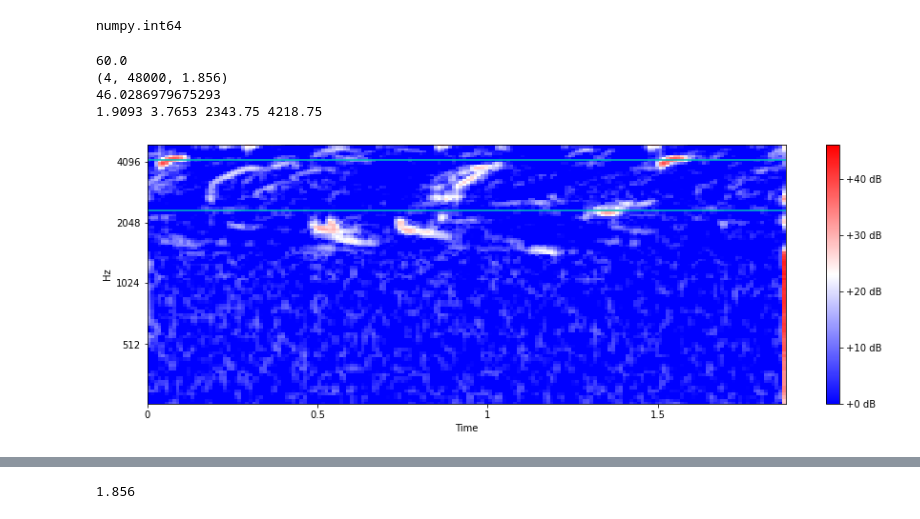
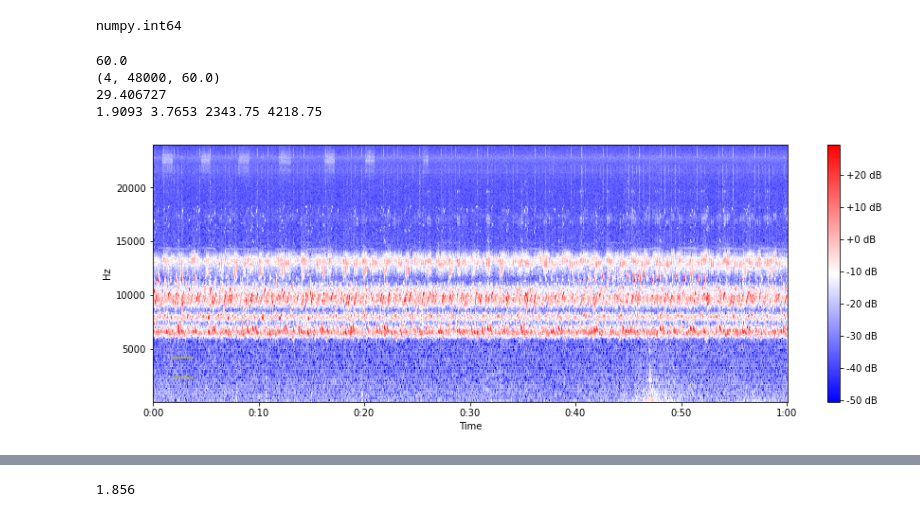
Before and after one commit to KidElectric/rfcx_kaggle, a Jupyter notebook: notebooks/1.0-bri-data-exploration-and-spectrogram-tests.ipynb, the cells around one changed output, grey strips where cells are left out. Saved outputs shown, nothing was run; the diff lists cells and outputs as text; code cells hidden in the pictures.

```diff
--- a/notebooks/1.0-bri-data-exploration-and-spectrogram-tests.ipynb
+++ b/notebooks/1.0-bri-data-exploration-and-spectrogram-tests.ipynb
@@ -107,9 +108,9 @@ class params:
     sr = 48000 #sampling rate
 
     # Melspectrogram
-    n_mels = 128
+    n_mels = 256
     fmin = 80
-    fmax = 14000
+    fmax = 24000
     n_fft=2048
     hop_length = 512
 
@@ -130,7 +131,9 @@ def compute_melspec(y, params):
         np array -- Mel-spectrogram
     """
     melspec = lb.feature.melspectrogram(
-        y, sr=params.sr, n_mels=params.n_mels, fmin=params.fmin, fmax=params.fmax, hop_length=params.hop_length,n_fft=params.n_fft
+        y, sr=params.sr, n_mels=params.n_mels,
+        fmin=params.fmin, fmax=params.fmax, center=True, pad_mode='reflect',
+        hop_length=params.hop_length,n_fft=params.n_fft
     )
     melspec = lb.power_to_db(melspec).astype(np.float32)
     return melspec
@@ -212,68 +217,79 @@ type(singer)
 numpy.int64
 # %%
 fn=df_tp.index[157]
-
+take_med=False
+clip_to_singer=False
 pnfn=TRAIN_AUDIO_ROOT.joinpath('0_raw').joinpath(fn).with_suffix(".flac")
 _,fs=sf.read(pnfn)
 singer=df_tp['species_id'][fn]
 params.sr=fs
 
+
 y = load_audio(fn, params.sr, TRAIN_AUDIO_ROOT.joinpath('0_raw'))
+params.hop_length=math.floor(len(y)/1000)
+print(y.shape[0]/fs)
+start_t=0
+end_t=round(60 * fs)
 
-print(y.shape[0]/fs)
-if isinstance(singer,np.int64):
-    y=y[round(df_tp['t_min'][fn]*fs) : round(df_tp['t_max'][fn]*fs)]
-else:
-    y=y[round(df_tp['t_min'][fn][0]*fs) : round(df_tp['t_max'][fn][0]*fs)]
+if clip_to_singer == True:
+    if isinstance(singer,np.int64):
+        start_t=round(df_tp['t_min'][fn]*fs)
+        end_t= round(df_tp['t_max'][fn]*fs)
+    else:
+        start_t=round(df_tp['t_min'][fn][0]*fs)
+        end_t=round(df_tp['t_max'][fn][0]*fs)
+
 print((singer,fs,y.shape[0]/fs))
-melspec = compute_melspec(y, params)
-keep=melspec
-med=np.median(melspec,axis=1)
-melspec=subtract_median(med,melspec)
-min_med=0
-max_med=np.max(melspec)
-mm=-1*med
-mm[mm<0]=0
-mm=mm-np.min(mm)
-mm=mm/np.max(mm)
-mm=mm*np.max(melspec)
+keep = compute_melspec(y, params)
+y=y[start_t:end_t]
+melspec=compute_melspec(y,params)
+if take_med == True:
+    med=np.median(keep,axis=1)
+    melspec=subtract_median(med,melspec)
+    min_med=0
+    max_med=np.max(melspec)
+    mm=-1*med
+    mm[mm<0]=0
+    mm=mm-np.min(mm)
+    mm=mm/np.max(mm)
+    mm=mm*np.max(melspec)
 
-melspec=np.column_stack((melspec,mm))
-melspec[melspec < 0]=0
-# melspec=np.log10(melspec)
-# melspec[melspec < 0]=0
+    melspec=np.column_stack((melspec,mm))
+    melspec[melspec < 0]=0
+
+
 m=np.max(melspec)
 print(m)
 #Make bounding box of audio of interest:
 
 fig, ax = plt.subplots(figsize=(15, 5))
 
 img = librosa.display.specshow(
     melspec,
     sr=params.sr,
     x_axis='time',
-    y_axis='mel',
+    y_axis='linear',
     cmap='bwr',
     hop_length=params.hop_length,
     ax=ax)
 fig.colorbar(img, ax=ax, format="%+2.f dB")
 
 s,st,fm,fx = make_box(df_tp,fn)
 ax.set_ylim((params.fmin,params.fmax))
-x=[0,10]
+x=[s,st]
 yy=[fm, fm]
-ax.plot(x,yy,'c')
+ax.plot(x,yy,'y')
 
-x=[0,10]
+x=[s,st]
 yy=[fx,fx]
-ax.plot(x,yy,'c')
+ax.plot(x,yy,'y')
 
 #plt.show()
 
 print(s,st,fm,fx)
 # %% [output]
 60.0
-(4, 48000, 1.856)
-46.0286979675293
+(4, 48000, 60.0)
+29.406727
 1.9093 3.7653 2343.75 4218.75
-[figure, old version]
+[figure, new version]
```
Also changed, not shown: parts of 3 cells of this notebook, 4 other files.
